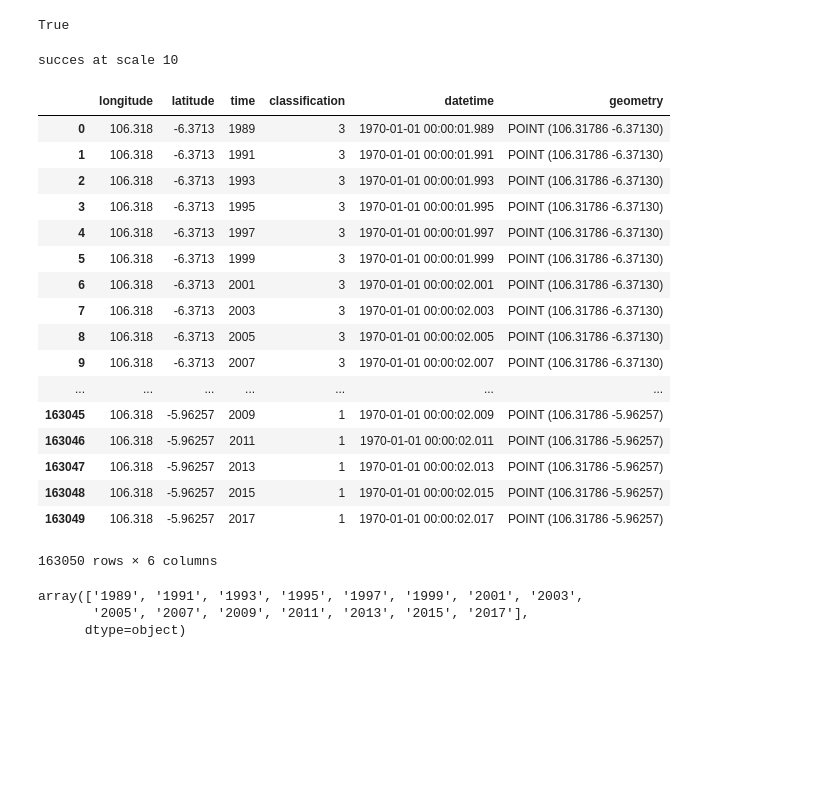
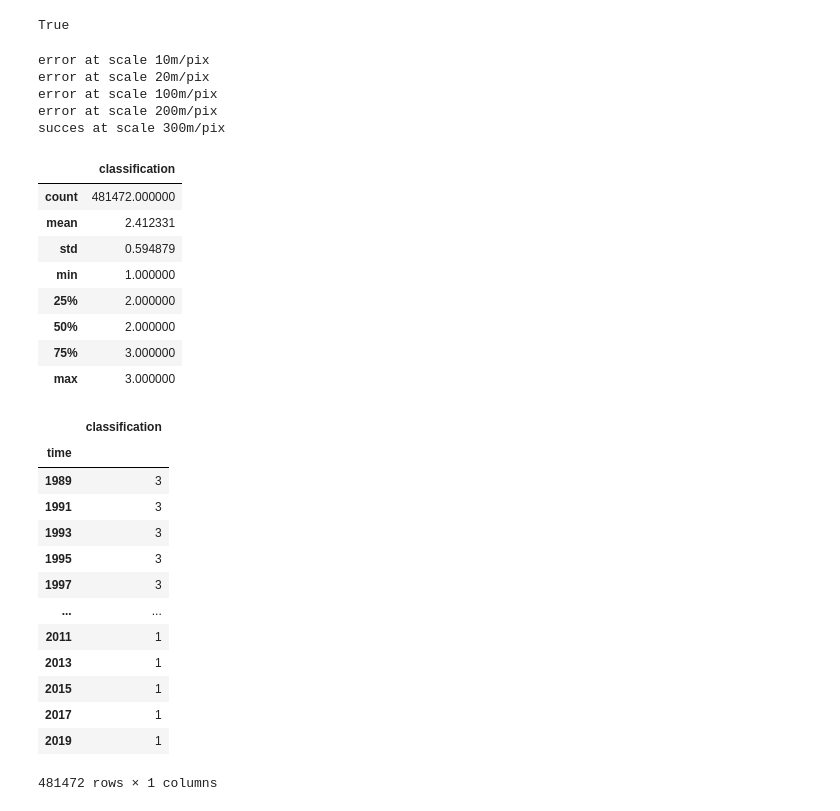
Before and after one commit to krakchris/rimbun.io, a Jupyter notebook: 03_Add_metadata/02_green_area_change/GEE_green_change.ipynb, the cells around one changed output. Cells and saved outputs as stored; diff of their text form; code cells hidden in the pictures; blank space fills up the shorter version.

Commit message:
start count classes per year, landcover analysis

```diff
--- a/03_Add_metadata/02_green_area_change/GEE_green_change.ipynb
+++ b/03_Add_metadata/02_green_area_change/GEE_green_change.ipynb
@@ -242,13 +244,12 @@ classified12 = y12.classify(buildClassifier(y12, bands, newfc, classProperty)).s
 classified13 = y13.classify(buildClassifier(y13, bands, newfc, classProperty)).set('system:time_start', '2013');
 classified14 = y14.classify(buildClassifier(y14, bands, newfc, classProperty)).set('system:time_start', '2015');
 classified15 = y15.classify(buildClassifier(y15, bands, newfc, classProperty)).set('system:time_start', '2017');
+classified16 = y16.classify(buildClassifier(y16, bands, newfc, classProperty)).set('system:time_start', '2019');
 # %%
 classified_collection = ee.ImageCollection([classified1, classified2,
 classified3, classified4, classified5, classified6, classified7,
 classified8, classified9, classified10, classified11, classified12,
-classified13, classified14, classified15])
+classified13, classified14, classified15, classified16])
-# %%
-gee_data_array = classified_collection.getRegion(rect, scale = 500).getInfo()
 # %%
 ## Example geometry structure
 # feature_geometry = {
@@ -321,45 +322,33 @@ isinstance(rect, ee.ComputedObject)
 # %% [output]
 True
 # %%
-
-
+# loop over preset scaling factors to approach highest possible resolution
 for scale_factor in scale_list:
 
     try:
-        gee_data_array = S1.getRegion(rect, scale = scale_factor).getInfo()
-        print('succes at scale ' + str(scale_factor))
+        gee_data_array = classified_collection.getRegion(rect, scale = scale_factor).getInfo()
+        print('succes at scale ' + str(scale_factor) + 'm/pix')
         break
     except:
-        print('error at scale ' + str(scale_factor))
+        print('error at scale ' + str(scale_factor) + ' m/pix')
         continue
 # %% [output]
-succes at scale 10
+error at scale 10m/pix
+error at scale 20m/pix
+error at scale 100m/pix
+error at scale 200m/pix
+succes at scale 300m/pix
 # %%
 df = ee_array_to_df(gee_data_array, 'classification')
 # %%
-df
+df.describe()
 # %% [output]
-|  | longitude | latitude | time | classification | datetime | geometry |
-| 0 | 106.318 | -6.3713 | 1989 | 3 | 1970-01-01 00:00:01.989 | POINT (106.31786 -6.37130) |
-| 1 | 106.318 | -6.3713 | 1991 | 3 | 1970-01-01 00:00:01.991 | POINT (106.31786 -6.37130) |
-| 2 | 106.318 | -6.3713 | 1993 | 3 | 1970-01-01 00:00:01.993 | POINT (106.31786 -6.37130) |
-| 3 | 106.318 | -6.3713 | 1995 | 3 | 1970-01-01 00:00:01.995 | POINT (106.31786 -6.37130) |
-| 4 | 106.318 | -6.3713 | 1997 | 3 | 1970-01-01 00:00:01.997 | POINT (106.31786 -6.37130) |
-| 5 | 106.318 | -6.3713 | 1999 | 3 | 1970-01-01 00:00:01.999 | POINT (106.31786 -6.37130) |
-| 6 | 106.318 | -6.3713 | 2001 | 3 | 1970-01-01 00:00:02.001 | POINT (106.31786 -6.37130) |
-| 7 | 106.318 | -6.3713 | 2003 | 3 | 1970-01-01 00:00:02.003 | POINT (106.31786 -6.37130) |
-| 8 | 106.318 | -6.3713 | 2005 | 3 | 1970-01-01 00:00:02.005 | POINT (106.31786 -6.37130) |
-| 9 | 106.318 | -6.3713 | 2007 | 3 | 1970-01-01 00:00:02.007 | POINT (106.31786 -6.37130) |
-| ... | ... | ... | ... | ... | ... | ... |
-| 163045 | 106.318 | -5.96257 | 2009 | 1 | 1970-01-01 00:00:02.009 | POINT (106.31786 -5.96257) |
-| 163046 | 106.318 | -5.96257 | 2011 | 1 | 1970-01-01 00:00:02.011 | POINT (106.31786 -5.96257) |
-| 163047 | 106.318 | -5.96257 | 2013 | 1 | 1970-01-01 00:00:02.013 | POINT (106.31786 -5.96257) |
-| 163048 | 106.318 | -5.96257 | 2015 | 1 | 1970-01-01 00:00:02.015 | POINT (106.31786 -5.96257) |
-| 163049 | 106.318 | -5.96257 | 2017 | 1 | 1970-01-01 00:00:02.017 | POINT (106.31786 -5.96257) |
+|  | classification |
+| count | 481472.000000 |
+| mean | 2.412331 |
+| std | 0.594879 |
+| min | 1.000000 |
+| 25% | 2.000000 |
+| 50% | 2.000000 |
+| 75% | 3.000000 |
+| max | 3.000000 |
-163050 rows × 6 columns
-# %%
-df.time.unique()
-# %% [output]
-array(['1989', '1991', '1993', '1995', '1997', '1999', '2001', '2003',
-       '2005', '2007', '2009', '2011', '2013', '2015', '2017'],
-      dtype=object)
@@ -367,0 +357,17 @@ import geopandas as gpd
+# %%
+df1
+# %% [output]
+|  | classification |
+| time |  |
+| 1989 | 3 |
+| 1991 | 3 |
+| 1993 | 3 |
+| 1995 | 3 |
+| 1997 | 3 |
+| ... | ... |
+| 2011 | 1 |
+| 2013 | 1 |
+| 2015 | 1 |
+| 2017 | 1 |
+| 2019 | 1 |
+481472 rows × 1 columns
```
Also changed, not shown: parts of 15 cells of this notebook.
